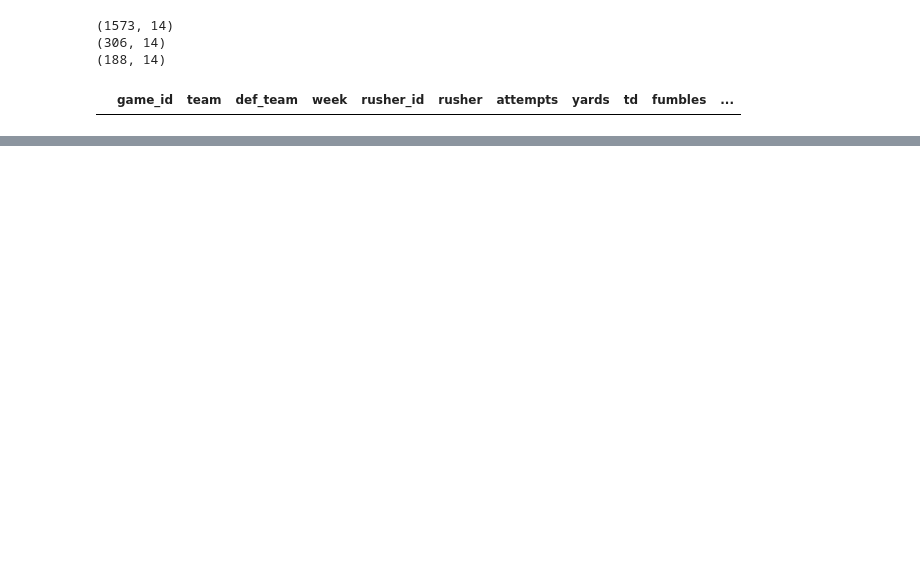
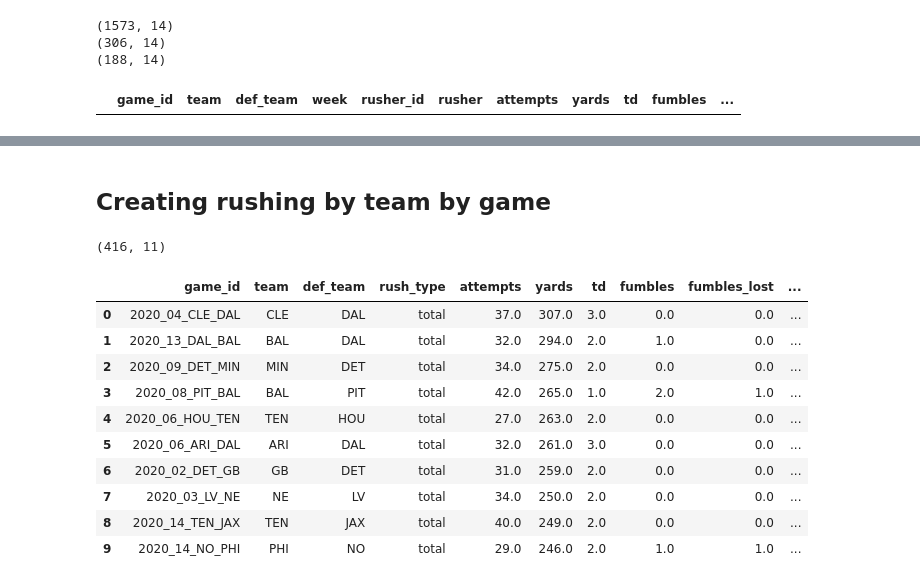
Before and after one commit to shind07/nfl-data, a Jupyter notebook: notebooks/rushing.ipynb, the cells around one changed output, grey strips where cells are left out. Drawn from its saved outputs; the diff is of its cells as text; code cells hidden in the pictures; blank space fills up the shorter version.

```diff
--- a/notebooks/rushing.ipynb
+++ b/notebooks/rushing.ipynb
@@ -413,0 +483,44 @@ df_final.to_csv("../data/rushing_all.csv", index=False)
+# %% [markdown]
+## Creating rushing by team by game
+# %%
+query = """
+    SELECT
+        game_id,
+        team,
+        def_team,
+        rush_type,
+        SUM(attempts) AS attempts,
+        SUM(yards) AS yards,
+        SUM(td) AS td,
+        SUM(fumbles) AS fumbles,
+        SUM(fumbles_lost) AS fumbles_lost,
+        SUM(fumbles_out_of_bounds) AS fumbles_out_of_bounds,
+        SUM(epa) AS epa
+    FROM
+        rushing_by_player_by_game
+    WHERE
+        rush_type = 'total'
+    GROUP BY
+        game_id,
+        team,
+        def_team,
+        rush_type
+    ORDER BY
+        SUM(yards) DESC
+"""
+df = pd.read_sql(query, db_conn)
+print(df.shape)
+df.head(10)
+# %% [output]
+(416, 11)
+|  | game_id | team | def_team | rush_type | attempts | yards | td | fumbles | fumbles_lost | ... |
+| 0 | 2020_04_CLE_DAL | CLE | DAL | total | 37.0 | 307.0 | 3.0 | 0.0 | 0.0 | ... |
+| 1 | 2020_13_DAL_BAL | BAL | DAL | total | 32.0 | 294.0 | 2.0 | 1.0 | 0.0 | ... |
+| 2 | 2020_09_DET_MIN | MIN | DET | total | 34.0 | 275.0 | 2.0 | 0.0 | 0.0 | ... |
+| 3 | 2020_08_PIT_BAL | BAL | PIT | total | 42.0 | 265.0 | 1.0 | 2.0 | 1.0 | ... |
+| 4 | 2020_06_HOU_TEN | TEN | HOU | total | 27.0 | 263.0 | 2.0 | 0.0 | 0.0 | ... |
+| 5 | 2020_06_ARI_DAL | ARI | DAL | total | 32.0 | 261.0 | 3.0 | 0.0 | 0.0 | ... |
+| 6 | 2020_02_DET_GB | GB | DET | total | 31.0 | 259.0 | 2.0 | 0.0 | 0.0 | ... |
+| 7 | 2020_03_LV_NE | NE | LV | total | 34.0 | 250.0 | 2.0 | 0.0 | 0.0 | ... |
+| 8 | 2020_14_TEN_JAX | TEN | JAX | total | 40.0 | 249.0 | 2.0 | 0.0 | 0.0 | ... |
+| 9 | 2020_14_NO_PHI | PHI | NO | total | 29.0 | 246.0 | 2.0 | 1.0 | 1.0 | ... |
```
Also changed, not shown: parts of 6 cells of this notebook, 2 other files.
